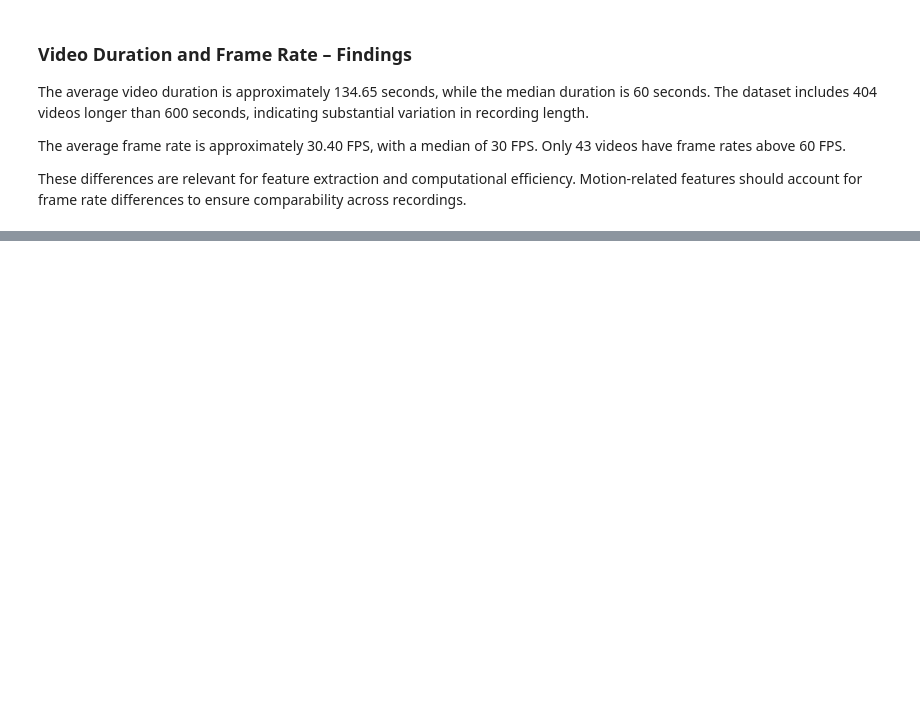
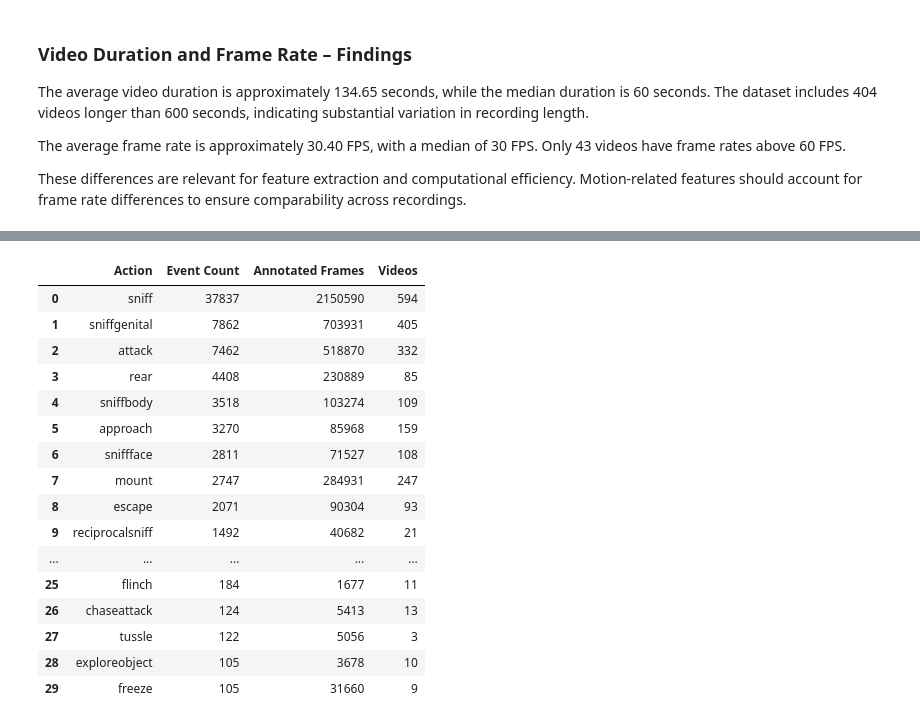
Before and after one commit to aytug-guler/GROUP19_CENG313, a Jupyter notebook: assignment1_eda_baseline.ipynb, the cells around one changed output, grey strips where cells are left out. Drawn from its saved outputs; the diff is of its cells as text; code cells hidden in the pictures; blank space fills up the shorter version.

```diff
--- a/assignment1_eda_baseline.ipynb
+++ b/assignment1_eda_baseline.ipynb
@@ -404,0 +475,62 @@ These differences are relevant for feature extraction and computational efficien
+# %%
+
+# Aggregate behavior annotations across all labeled videos
+
+from collections import Counter
+
+action_counts = Counter()
+action_durations = Counter()
+annotated_video_counts = Counter()
+
+total_events = 0
+
+for path in annotation_files:
+    df = pd.read_parquet(
+        path,
+        columns=["action", "start_frame", "stop_frame"]
+    )
+
+    # Count annotated behavior events
+    counts = df["action"].value_counts()
+    action_counts.update(counts.to_dict())
+
+    # Count annotated frames per behavior event
+    durations = (
+        df["stop_frame"] - df["start_frame"]
+    )
+
+    duration_by_action = durations.groupby(
+        df["action"]
+    ).sum()
+
+    action_durations.update(duration_by_action.to_dict())
+
+    # Number of videos containing each action
+    annotated_video_counts.update(
+        df["action"].dropna().unique()
+    )
+
+    total_events += len(df)
+
+behavior_summary = pd.DataFrame({
+    "Action": list(action_counts.keys()),
+    "Event Count": [
+        action_counts[a] for a in action_counts
+    ],
+    "Annotated Frames": [
+        action_durations[a] for a in action_counts
+    ],
+    "Videos": [
+        annotated_video_counts[a] for a in action_counts
+    ]
+}).sort_values(
+    "Event Count",
+    ascending=False
+).reset_index(drop=True)
+
+print("Annotation files:", len(annotation_files))
+print("Total annotated events:", total_events)
+print("Unique behaviors:", len(action_counts))
+
+display(behavior_summary.head(30))
+# %% [output]
@@ -404,0 +540,17 @@ These differences are relevant for feature extraction and computational efficien
+|  | Action | Event Count | Annotated Frames | Videos |
+| 0 | sniff | 37837 | 2150590 | 594 |
+| 1 | sniffgenital | 7862 | 703931 | 405 |
+| 2 | attack | 7462 | 518870 | 332 |
+| 3 | rear | 4408 | 230889 | 85 |
+| 4 | sniffbody | 3518 | 103274 | 109 |
+| 5 | approach | 3270 | 85968 | 159 |
+| 6 | sniffface | 2811 | 71527 | 108 |
+| 7 | mount | 2747 | 284931 | 247 |
+| 8 | escape | 2071 | 90304 | 93 |
+| 9 | reciprocalsniff | 1492 | 40682 | 21 |
+| ... | ... | ... | ... | ... |
+| 25 | flinch | 184 | 1677 | 11 |
+| 26 | chaseattack | 124 | 5413 | 13 |
+| 27 | tussle | 122 | 5056 | 3 |
+| 28 | exploreobject | 105 | 3678 | 10 |
+| 29 | freeze | 105 | 31660 | 9 |
```
Also changed, not shown: parts of 7 cells of this notebook.
